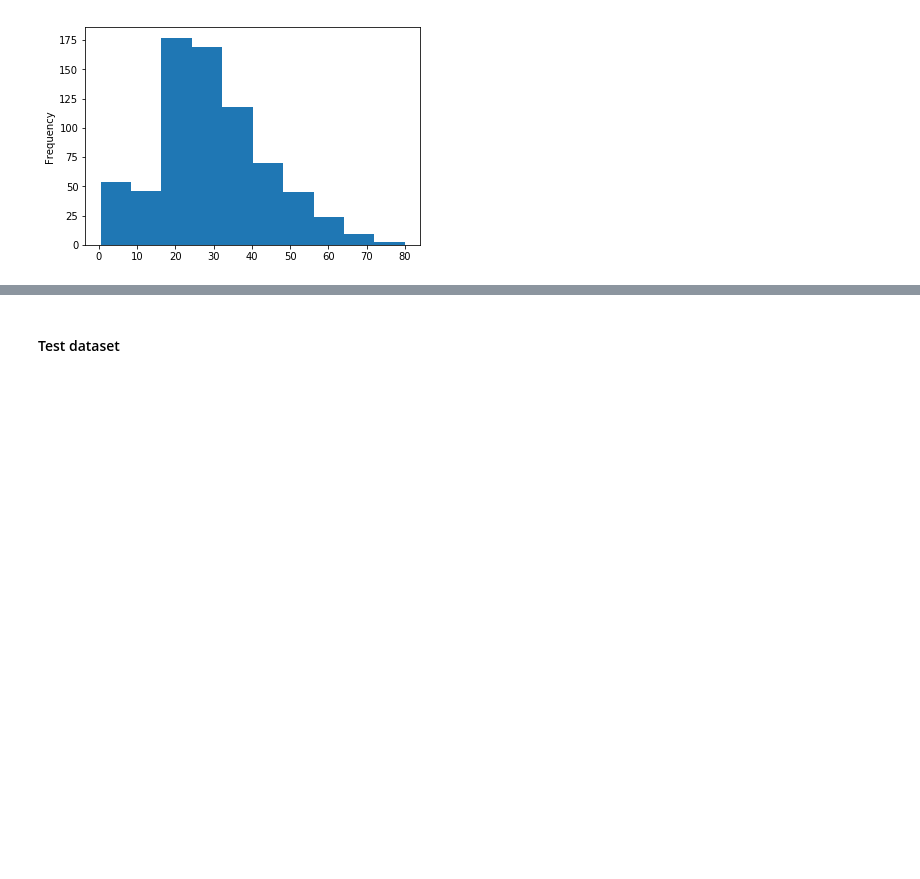
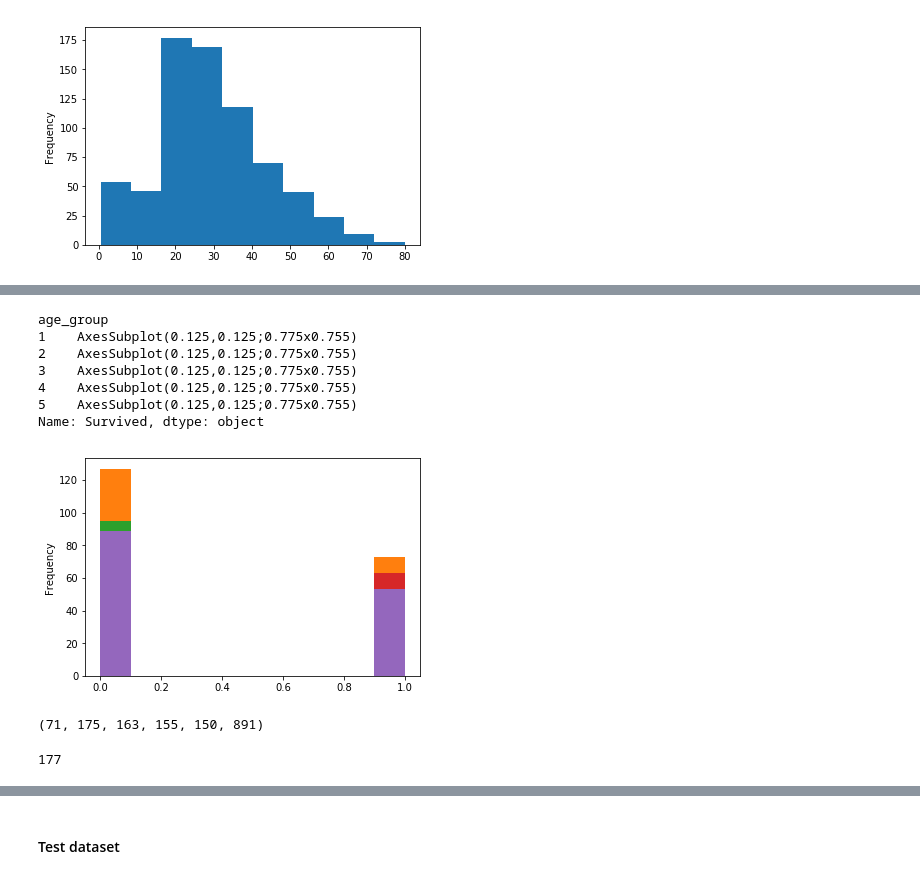
Before and after one commit to naiieandrade/titanic, a Jupyter notebook: titanic-solution_version_2.ipynb, the cells around one changed output, grey strips where cells are left out. Drawn from its saved outputs; the diff is of its cells as text; code cells hidden in the pictures; blank space fills up the shorter version.

```diff
--- a/titanic-solution_version_2.ipynb
+++ b/titanic-solution_version_2.ipynb
@@ -101,0 +235,22 @@ train['Age'].plot.hist()
+# %%
+train.groupby(['age_group'])['Survived'].plot.hist()
+# %% [output]
+age_group
+1    AxesSubplot(0.125,0.125;0.775x0.755)
+2    AxesSubplot(0.125,0.125;0.775x0.755)
+3    AxesSubplot(0.125,0.125;0.775x0.755)
+4    AxesSubplot(0.125,0.125;0.775x0.755)
+5    AxesSubplot(0.125,0.125;0.775x0.755)
+Name: Survived, dtype: object
+[figure, added]
+# %%
+len(train.loc[(train.Age>0)&(train.Age<=13)]), len(train.loc[(train.Age>13)&(train.Age<=23)]), len(train.loc[(train.Age>23)&(train.Age<=30)]), len(train.loc[(train.Age>30)&(train.Age<=40)]), len(train.loc[(train.Age>40)&(train.Age<=80)]), len(train)
+
+
+#, len(train.loc[(train.Age>34)&(train.Age<=48)]), len(train.loc[(train.Age>48)&(train.Age<=60)]), len(train.loc[train.Age>60]), len(train)
+# %% [output]
+(71, 175, 163, 155, 150, 891)
+# %%
+train.Age.isna().sum()
+# %% [output]
+177
```
Also changed, not shown: parts of 57 cells of this notebook.
